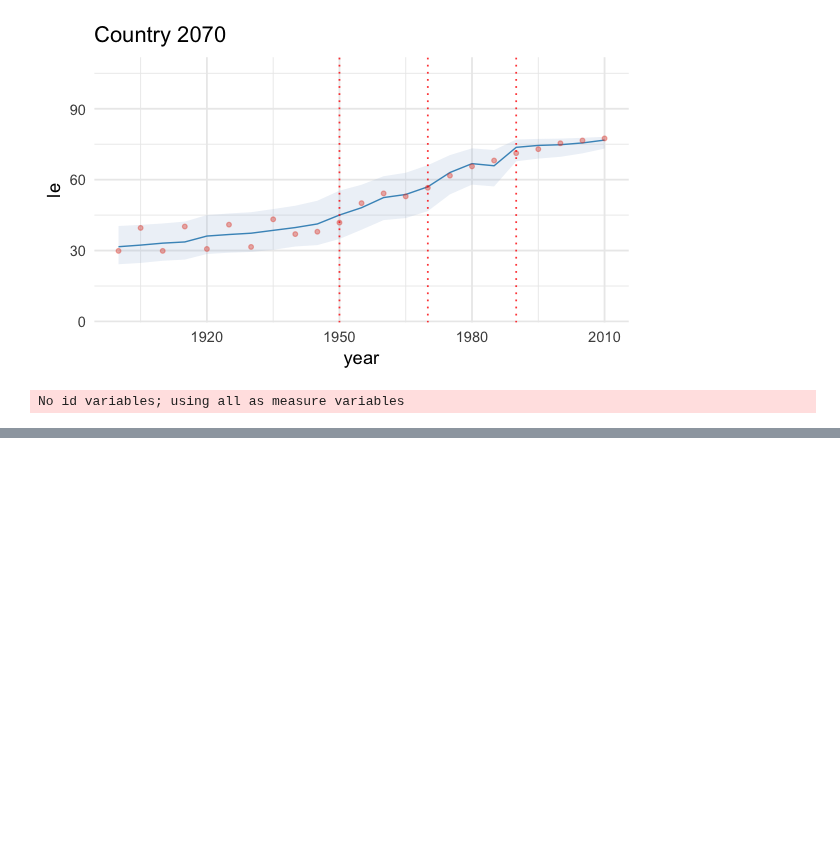
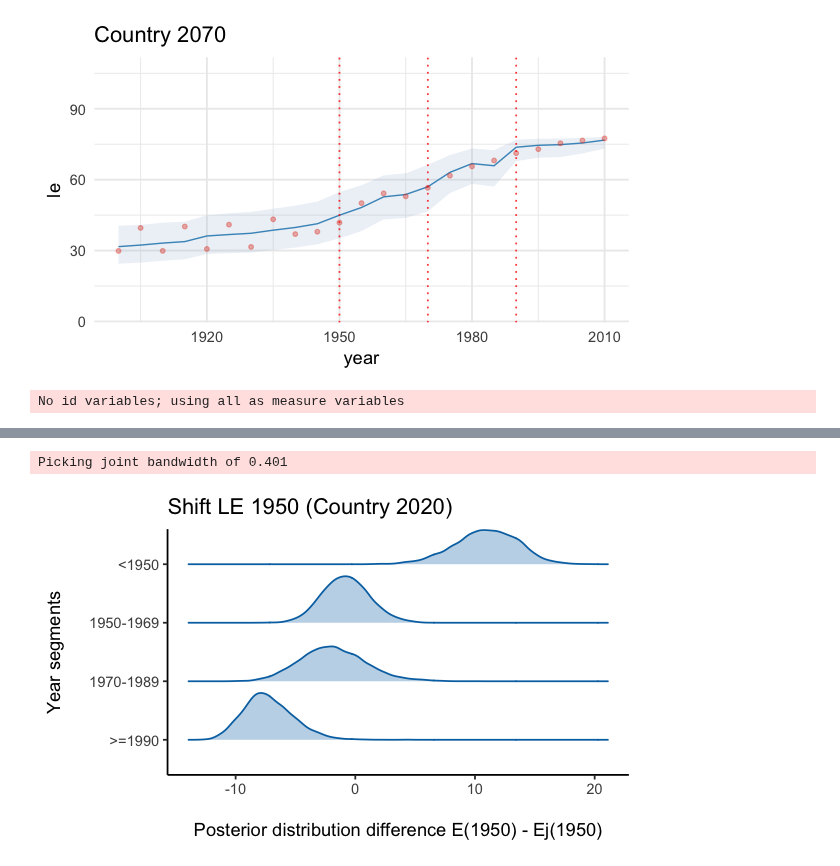
Before and after one commit to sdaza/lambda, a Jupyter notebook: notebooks/counterfactuals.ipynb, the cells around one changed output, grey strips where cells are left out. Cells and saved outputs as stored; diff of their text form; code cells hidden in the pictures; blank space fills up the shorter version.

```diff
--- a/notebooks/counterfactuals.ipynb
+++ b/notebooks/counterfactuals.ipynb
@@ -171,7 +189,7 @@ lyears = c('1950', '1950-1969', '1970-1989', '1990')
 
 for (i in lyears) {
 
-    pred[[i]] = estimate_shift(samples, country=2020,
+    pred[[i]] = estimate_shift(samples, country='2020',
                          model_year=i,
                          gdp_value = gdp_values[1],
                          le_value = le_values[1],
@@ -259,0 +302,34 @@ Picking joint bandwidth of 0.596
+# %%
+shifts = list()
+
+for (c in countries) {
+
+    max_le_value = max_le[ctry==c, max_le]
+    years = as.numeric(df[ctry == c & year %in% iyears, year])
+    model_years = as.character(unique(df[ctry == c, gyear]))
+
+    for (ys in years) {
+
+        for (ysm in model_years) {
+
+            est = estimate_shift(samples,
+                                 country = c,
+                                 model_year = ysm,
+                                 gdp_value = df[ctry==c & year==ys, gdp_log],
+                                 le_value =  df[ctry==c & year==ys, le],
+                                 max_le_value=max_le_value)
+            name = paste0(c(c,ys,ysm), collapse='.')
+            shifts[[paste0(c(c,ys,ysm), collapse='.')]] = data.table(name, pred_shift = est)
+
+          }
+
+    }
+
+}
+# %%
+shifts = rbindlist(shifts)
+
+shifts[, c('ctry', 'year', 'segment') := tstrsplit(name, ".", fixed=TRUE)]
+
+shifts[, segment := factor(segment, levels=c('1990', '1970-1989', '1950-1969', '1950'),
+                         labels = c('>=1990', '1970-1989', '1950-1969', '<1950')) ]
@@ -259,0 +338,11 @@ Picking joint bandwidth of 0.596
+# %%
+p = ggplot(shifts[year=='1950' & ctry=='2020', ], aes(y=segment)) +
+      geom_density_ridges(aes(x=pred_shift),
+               alpha=0.3, color='#0072B2', fill='#0072B2', scale=0.8) +
+      labs(x='\nPosterior distribution difference E(1950) - Ej(1950)',
+          y='Year segments\n', title='Shift LE 1950 (Country 2020)') +
+      theme_classic()
+print(p)
+# %% [output]
+Picking joint bandwidth of 0.401
+[figure, added]
```
Also changed, not shown: parts of 17 cells of this notebook.
